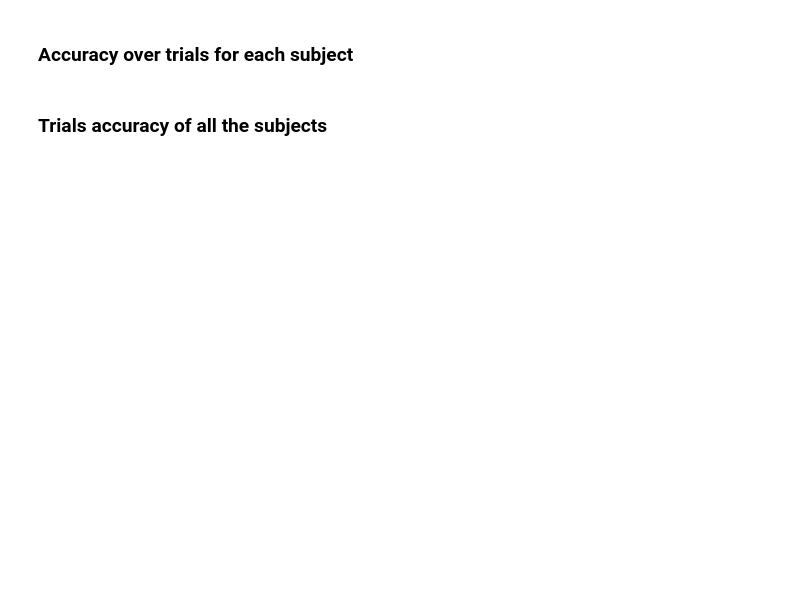
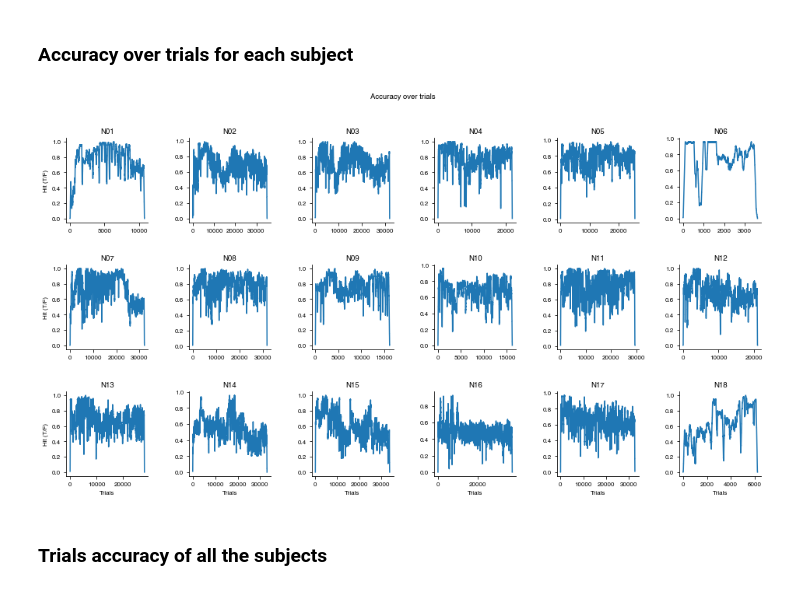
Before and after one commit to manuelmolano/ngym_shaping, a Jupyter notebook: Results_mice_behave_analysis.ipynb, the cells around one changed output. Drawn from its saved outputs; the diff is of its cells as text; code cells hidden in the pictures; blank space fills up the shorter version.

```diff
--- a/Results_mice_behave_analysis.ipynb
+++ b/Results_mice_behave_analysis.ipynb
@@ -44,3 +40,7 @@ plot_trials_subjects(df_trials, conv_w=20)
+# %%
+mba.plot_trials_subjects(df_trials, conv_w=100, figsize=(16, 8))
+# %% [output]
+[figure, added]
 # %% [markdown]
 ### Trials accuracy of all the subjects
 # %%
```
Also changed, not shown: parts of 9 cells of this notebook, 1 other file.
